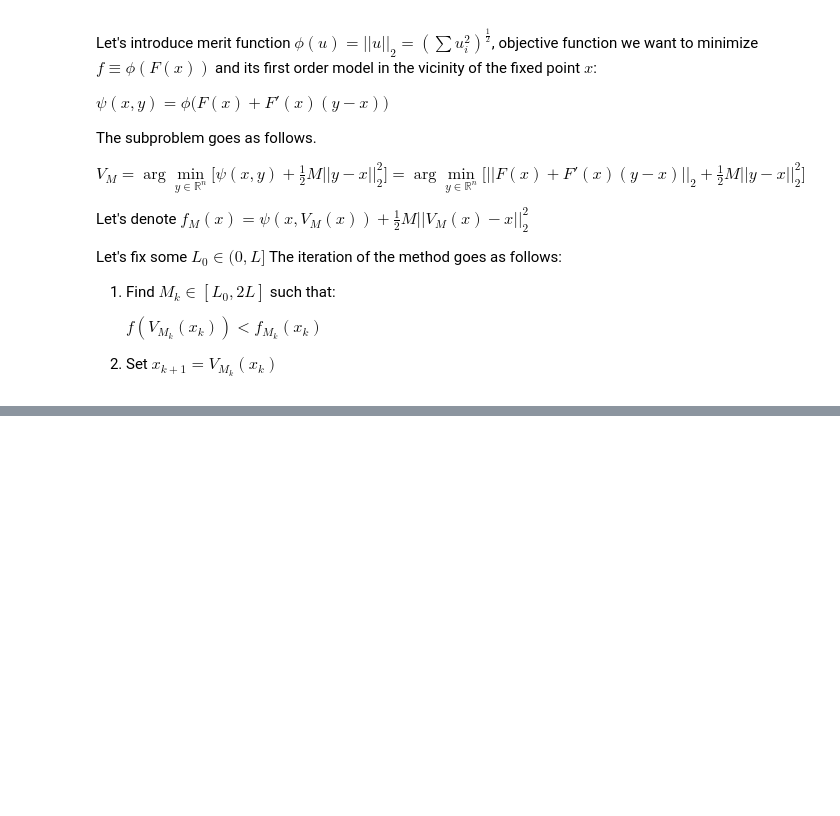
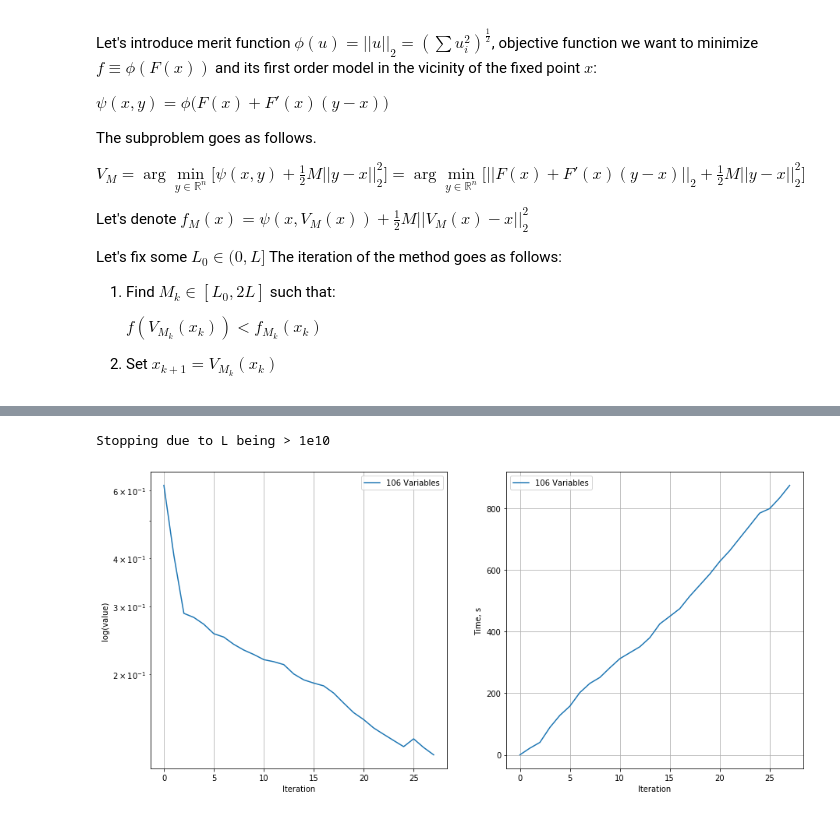
Before and after one commit to lit-leo/nonlinear-opt, a Jupyter notebook: code/PowerflowExperiments.ipynb, the cells around one changed output, grey strips where cells are left out. Drawn from its saved outputs; the diff is of its cells as text; code cells hidden in the pictures; blank space fills up the shorter version.

```diff
--- a/code/PowerflowExperiments.ipynb
+++ b/code/PowerflowExperiments.ipynb
@@ -392,6 +384,12 @@ from scipy.optimize import minimize_scalar, minimize
 class ModifiedGaussNewton():
     def __init__(self):
         self.L = 0
+
+    def __str__(self):
+        return 'Modified Gauss Newton'
+
+    def __repr__(self):
+        return 'Modified Gauss Newton'
 
     def conv_condition(self, left, mism, jacob, vmk, xk, L):
         '''
@@ -417,6 +415,9 @@ class ModifiedGaussNewton():
         else:
             x = x0
 
+        # stop condition:
+        stop = 1e-3 / np.sqrt(regression.V2real(x).shape[0])
+
         # initialize starting time
         start = time()
         # save the history of iterations for plotting and analysis
@@ -432,7 +433,7 @@ class ModifiedGaussNewton():
         else:
             iterable = range(iterations)
         for i in iterable:
-            L  = max(1 / 2 * L, initial_L)
+            L  = initial_L
             F = regression.mismatch(x)
             J = regression.jacobian(x)
 
@@ -478,9 +479,9 @@ class ModifiedGaussNewton():
             # update times history
             times_history.append(time() - start)
 
-#             if np.abs(values_history[-1] - values_history[-2]) <= tol:
+            if values_history[-1] <= stop:
 #                 print(f'Newton-Raphson converged on iteration {i}')
-#                 break
+                break
         return x_history, values_history, times_history
 # %%
 mgn = ModifiedGaussNewton()
@@ -500,2 +500,17 @@ KeyboardInterrupt:
+# %%
+mgn = ModifiedGaussNewton()
+
+vals, times = [], []
+for pf in [pf_optim57]:
+    res = list(mgn.optimize(pf, x0=pf.get_V0(), initial_L=1024,
+                           iterations=30, line_search_iter=500, tol=1e-11,
+                           use_tqdm=True))
+    vals.append(res[1])
+    times.append(res[-1])
+
+draw_plots(vals, times, ['106 Variables'], log=True)
+# %% [output]
+Stopping due to L being > 1e10
+[figure, added]
 # %% [markdown]
 Results for case57, case300 are bad :(
```
Also changed, not shown: parts of 23 cells of this notebook.
